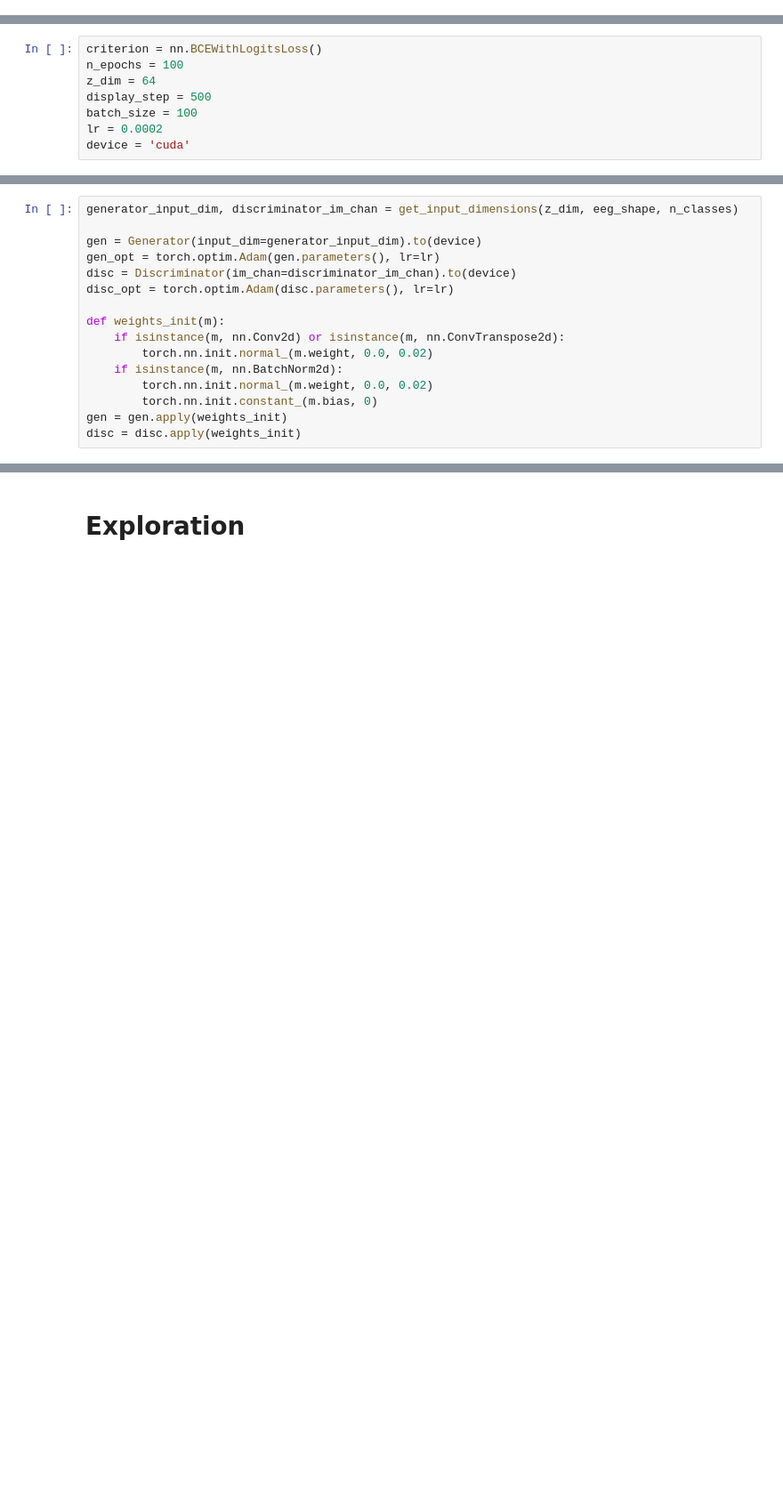
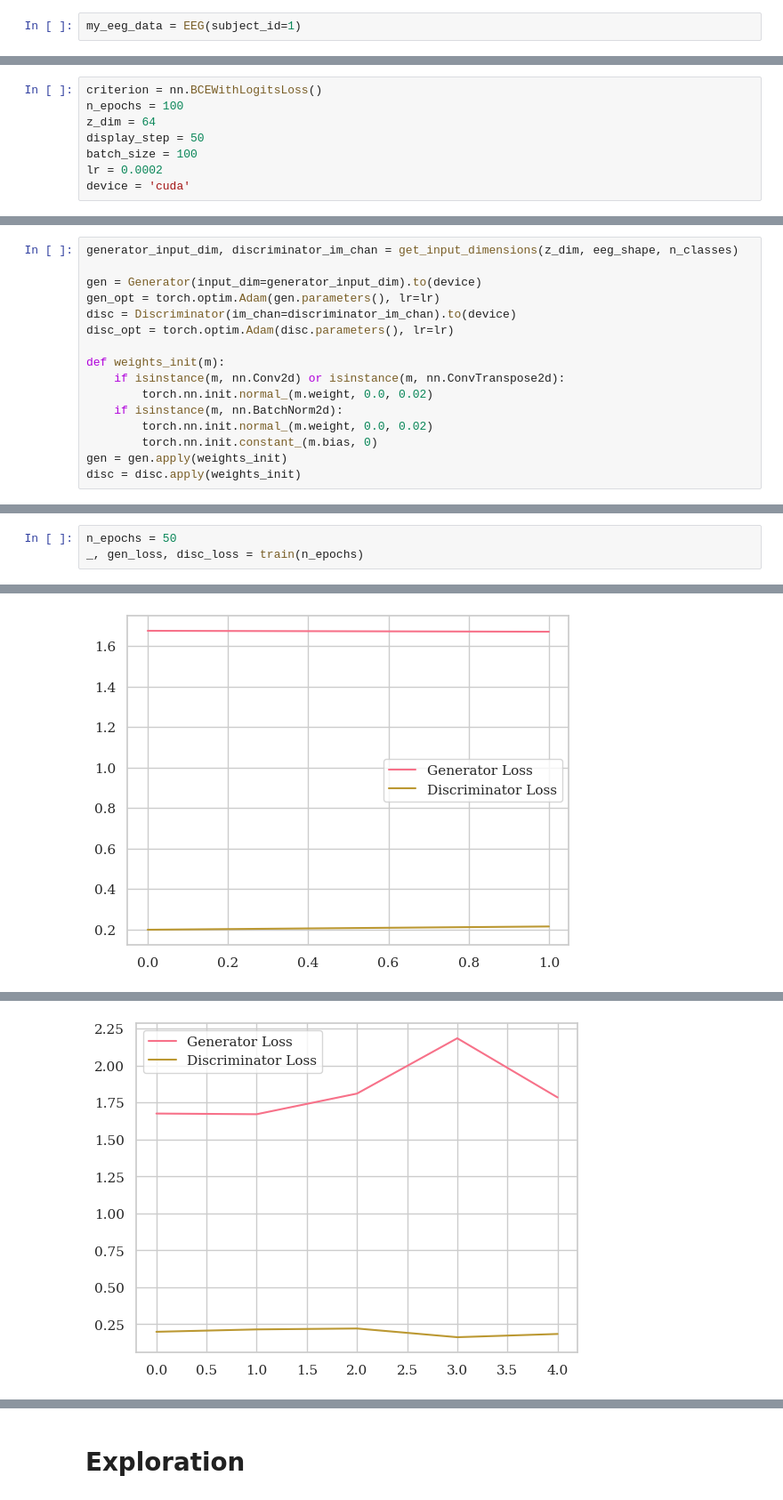
Before and after one commit to teaching-FEEC/dgm-2023.2, a Jupyter notebook: projetos/EEG_Data_Synth/notebooks/GANs/GAN_Time_Series.ipynb, the cells around one changed output, grey strips where cells are left out. Shown at 89% size. Drawn from its saved outputs; the diff is of its cells as text; blank space fills up the shorter version.

```diff
--- a/projetos/EEG_Data_Synth/notebooks/GANs/GAN_Time_Series.ipynb
+++ b/projetos/EEG_Data_Synth/notebooks/GANs/GAN_Time_Series.ipynb
@@ -273,0 +137,2 @@ tensor([[[-1.0634,  3.0240,  2.4940,  ...,  4.9910,  1.5629, -2.9291],
+# %%
+my_eeg_data = EEG(subject_id=1)
@@ -424,7 +392,7 @@ n_classes = 4
 criterion = nn.BCEWithLogitsLoss()
 n_epochs = 100
 z_dim = 64
-display_step = 500
+display_step = 50
 batch_size = 100
 lr = 0.0002
 device = 'cuda'
@@ -568,0 +543,4 @@ KeyboardInterrupt:
+# %%
+n_epochs = 50
+_, gen_loss, disc_loss = train(n_epochs)
+# %% [output]
@@ -568,0 +548 @@ KeyboardInterrupt:
+[figure, added]
@@ -568,0 +550 @@ KeyboardInterrupt:
+[figure, added]
```
Also changed, not shown: parts of 9 cells of this notebook, 1 other file.
